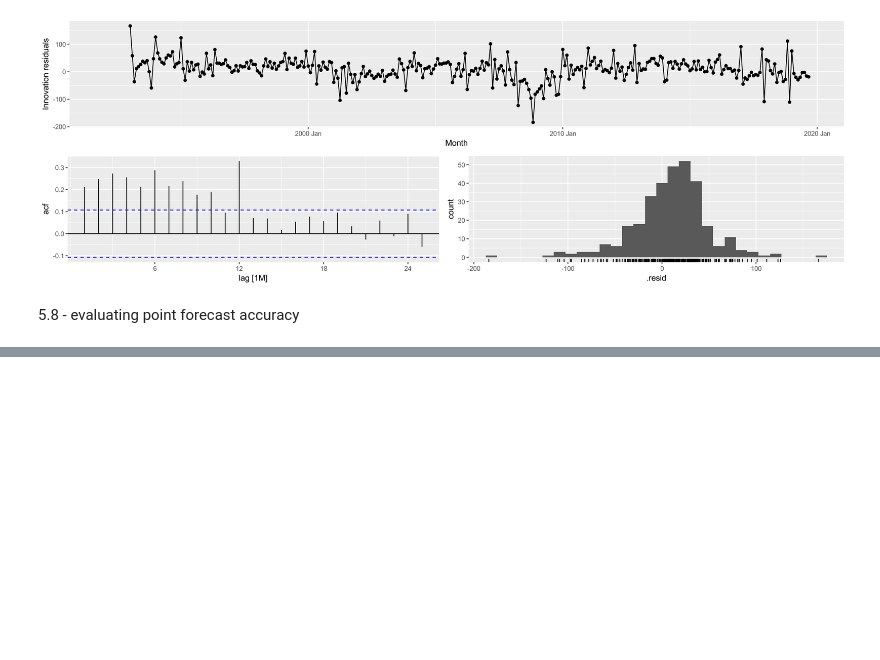
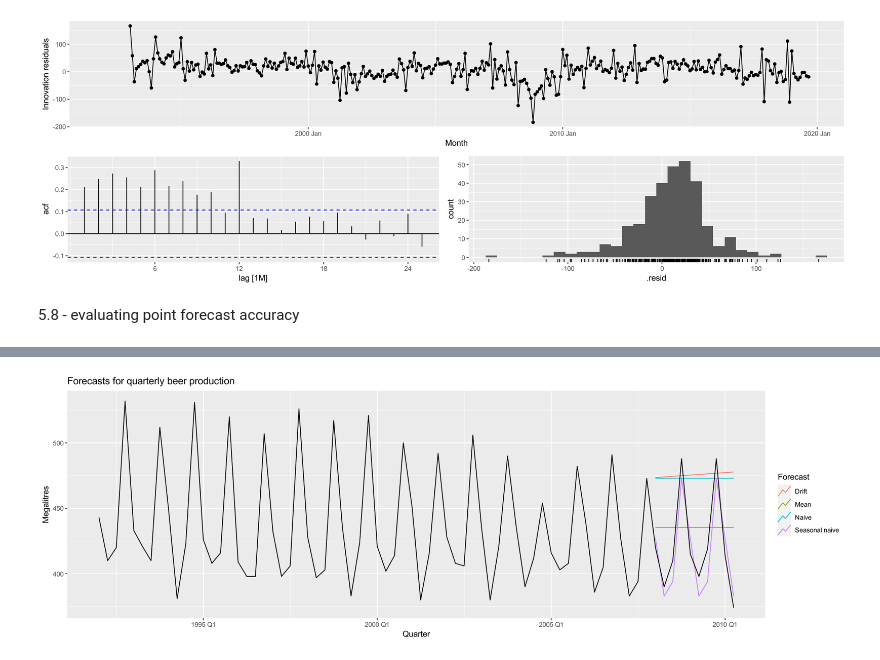
Before and after one commit to ARKA1112/Time_Series_R, a Jupyter notebook: OTEXTS_5.ipynb, the cells around one changed output, grey strips where cells are left out. Saved outputs shown, nothing was run; the diff lists cells and outputs as text; code cells hidden in the pictures; blank space fills up the shorter version.

```diff
--- a/OTEXTS_5.ipynb
+++ b/OTEXTS_5.ipynb
@@ -666,0 +729,7 @@ Warning message:
+# %%
+recent_production <- aus_production |> filter(year(Quarter) >= 1992)
+beer_train <- recent_production |> filter(year(Quarter) <= 2007)
+# %%
+beer_fit <- beer_train|> model(Mean = MEAN(Beer), `Naive` = NAIVE(Beer), `Seasonal naive` = SNAIVE(Beer), Drift = RW(Beer ~ drift()))
+# %%
+beer_fc <- beer_fit |> forecast(h = 10)
@@ -666,0 +743,4 @@ Warning message:
+# %%
+beer_fc |> autoplot(aus_production |> filter(year(Quarter) >= 1992), level = NULL) + labs(y = "Megalitres", title="Forecasts for quarterly beer production") + guides(colour = guide_legend(title="Forecast"))
+# %% [output]
+[figure, added]
```
Also changed, not shown: parts of 11 cells of this notebook.
